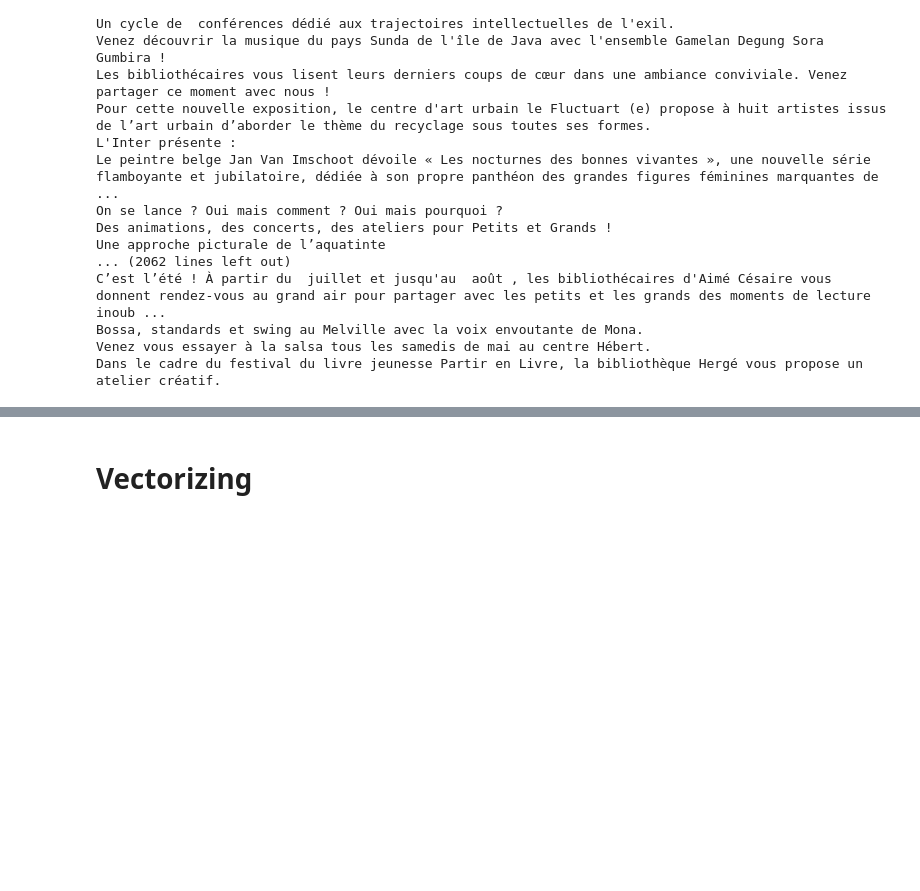
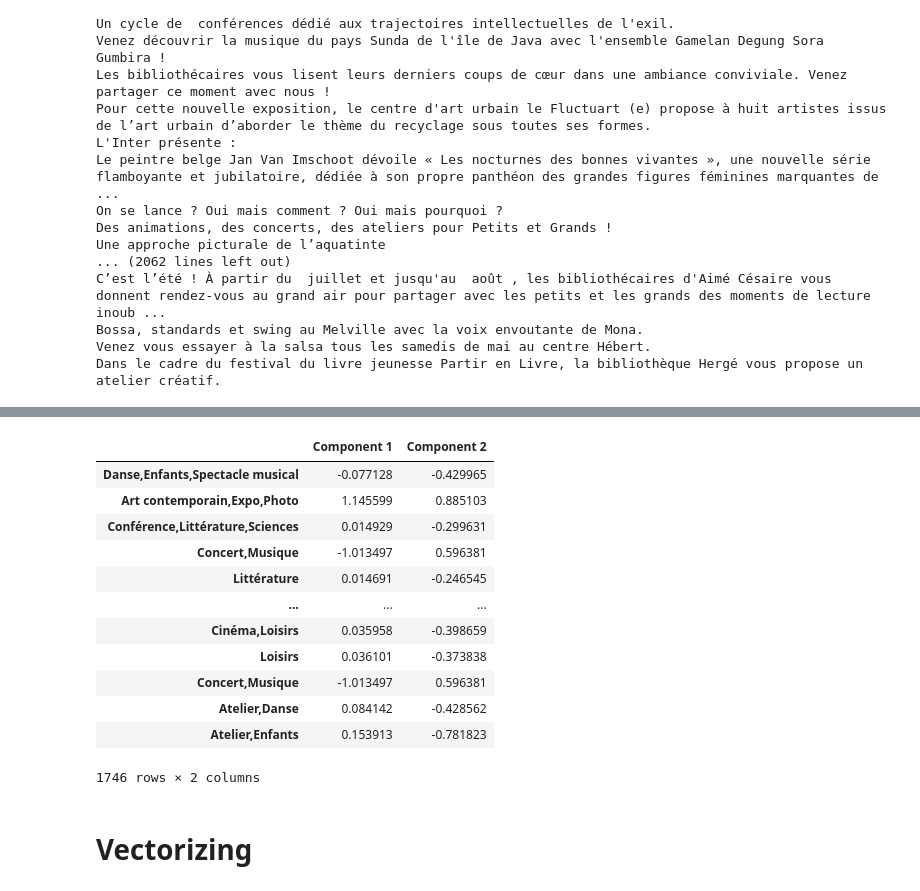
Before and after one commit to axele-mahalin/Final_Project, a Jupyter notebook: Machine_learning.ipynb, the cells around one changed output, grey strips where cells are left out. Cells and saved outputs as stored; diff of their text form; code cells hidden in the pictures; blank space fills up the shorter version.

```diff
--- a/Machine_learning.ipynb
+++ b/Machine_learning.ipynb
@@ -166,3 +210,19 @@ Dans le cadre du festival du livre jeunesse Partir en Livre, la bibliothèque He
+# %%
+keywords_pca
+# %% [output]
+|  | Component 1 | Component 2 |
+| Danse,Enfants,Spectacle musical | -0.077128 | -0.429965 |
+| Art contemporain,Expo,Photo | 1.145599 | 0.885103 |
+| Conférence,Littérature,Sciences | 0.014929 | -0.299631 |
+| Concert,Musique | -1.013497 | 0.596381 |
+| Littérature | 0.014691 | -0.246545 |
+| ... | ... | ... |
+| Cinéma,Loisirs | 0.035958 | -0.398659 |
+| Loisirs | 0.036101 | -0.373838 |
+| Concert,Musique | -1.013497 | 0.596381 |
+| Atelier,Danse | 0.084142 | -0.428562 |
+| Atelier,Enfants | 0.153913 | -0.781823 |
+1746 rows × 2 columns
 # %% [markdown]
 # Vectorizing
 # %%
```
Also changed, not shown: parts of 24 cells of this notebook, 1 other file.
